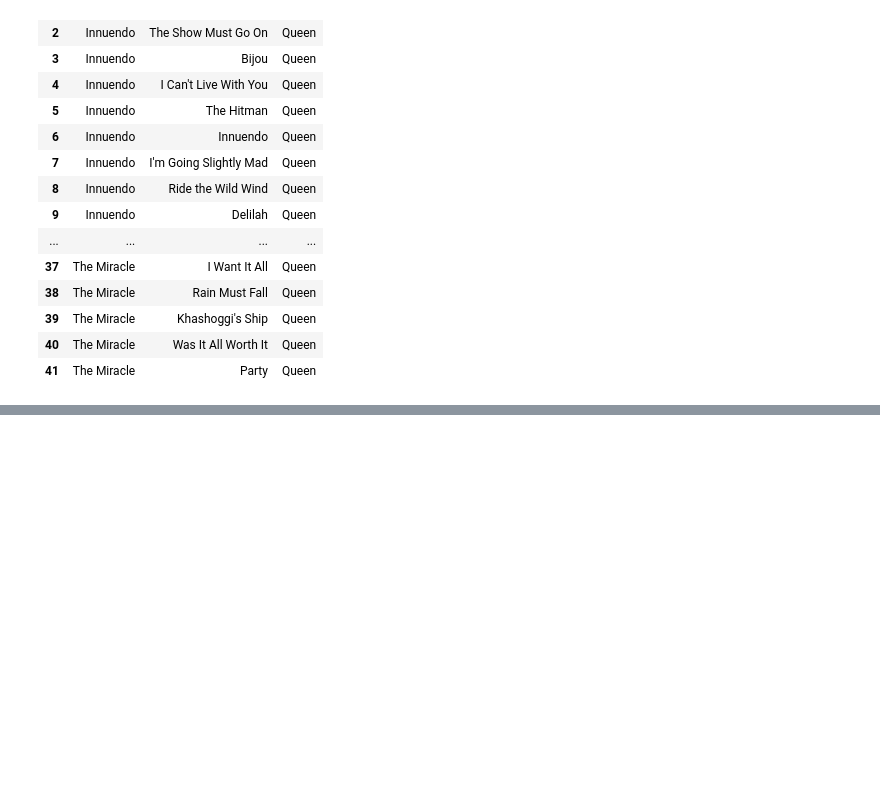
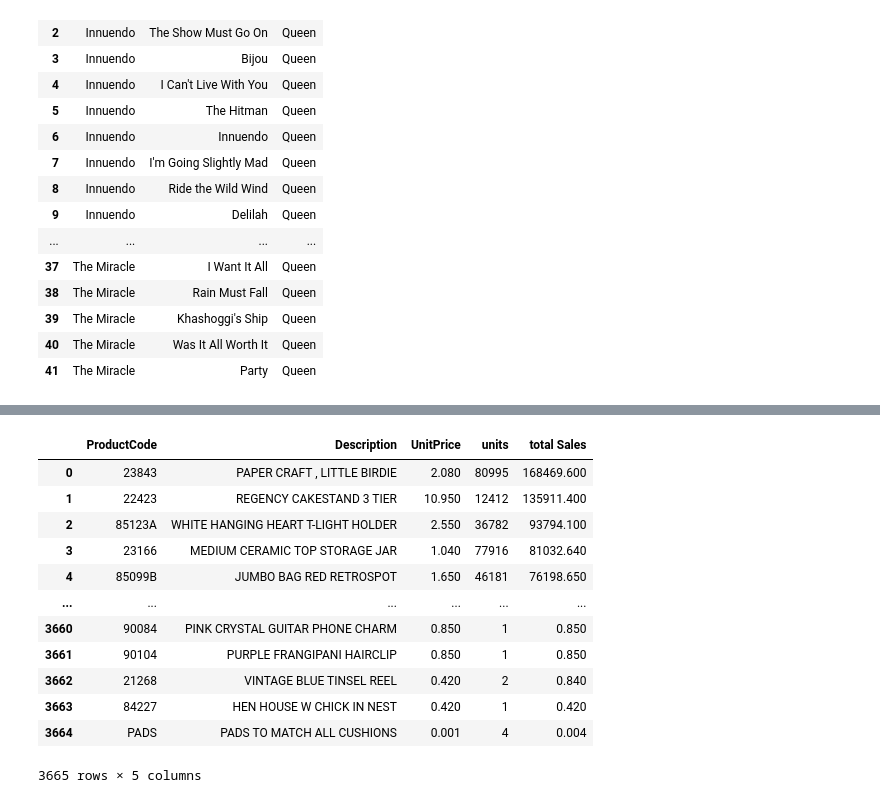
Before and after one commit to Dandata0101/MBS-projects, a Jupyter notebook: workspace_class.ipynb, the cells around one changed output, grey strips where cells are left out. Drawn from its saved outputs; the diff is of its cells as text; code cells hidden in the pictures; blank space fills up the shorter version.

```diff
--- a/workspace_class.ipynb
+++ b/workspace_class.ipynb
@@ -1016,0 +1302,16 @@ Q6. Show all songs and the album information of each song by Queen,including son
+# %%
+dfecomQ2
+# %% [output]
+|  | ProductCode | Description | UnitPrice | units | total Sales |
+| 0 | 23843 | PAPER CRAFT , LITTLE BIRDIE | 2.080 | 80995 | 168469.600 |
+| 1 | 22423 | REGENCY CAKESTAND 3 TIER | 10.950 | 12412 | 135911.400 |
+| 2 | 85123A | WHITE HANGING HEART T-LIGHT HOLDER | 2.550 | 36782 | 93794.100 |
+| 3 | 23166 | MEDIUM CERAMIC TOP STORAGE JAR | 1.040 | 77916 | 81032.640 |
+| 4 | 85099B | JUMBO BAG RED RETROSPOT | 1.650 | 46181 | 76198.650 |
+| ... | ... | ... | ... | ... | ... |
+| 3660 | 90084 | PINK CRYSTAL GUITAR PHONE CHARM | 0.850 | 1 | 0.850 |
+| 3661 | 90104 | PURPLE FRANGIPANI HAIRCLIP | 0.850 | 1 | 0.850 |
+| 3662 | 21268 | VINTAGE BLUE TINSEL REEL | 0.420 | 2 | 0.840 |
+| 3663 | 84227 | HEN HOUSE W CHICK IN NEST | 0.420 | 1 | 0.420 |
+| 3664 | PADS | PADS TO MATCH ALL CUSHIONS | 0.001 | 4 | 0.004 |
+3665 rows × 5 columns
```
Also changed, not shown: parts of 12 cells of this notebook, 1 other file.
